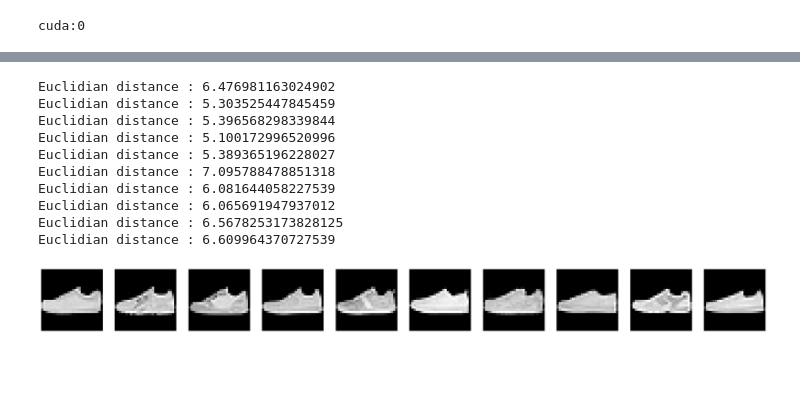
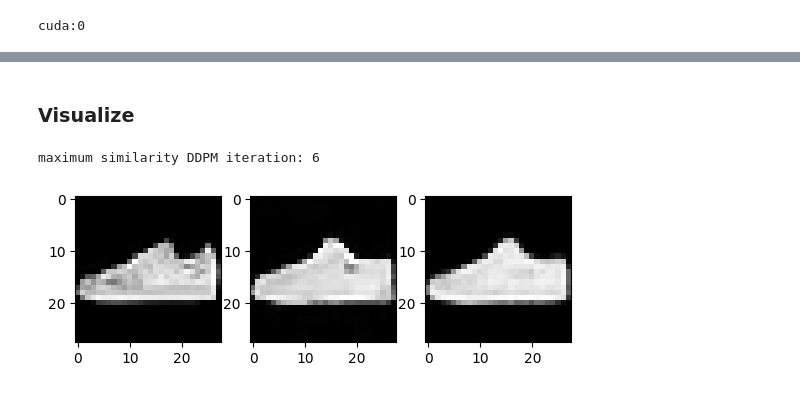
Before and after one commit to rosanzheng/fashion_recommender, a Jupyter notebook: FashionMNIST_DDPM.ipynb, the cells around one changed output, grey strips where cells are left out. Saved outputs shown, nothing was run; the diff lists cells and outputs as text; code cells hidden in the pictures; blank space fills up the shorter version.

```diff
--- a/FashionMNIST_DDPM.ipynb
+++ b/FashionMNIST_DDPM.ipynb
@@ -687,4 +268,0 @@ criterion = nn.BCELoss()
-# %%
-checkpoint = torch.load('DAE_CNN_checkpoint.pth')
-dae.load_state_dict(checkpoint['model_state_dict'])
-dae_optimizer.load_state_dict(checkpoint['optimizer_state_dict'])
@@ -1077,21 +269,43 @@ cosine_sim : 0.7448114156723022
-# %%
-for recommend_image, in out_top10_list:
-    fake_image = recommend_image.unsqueeze(dim = 0).repeat(1, 3, 1, 1).detach().cpu()
-    real_image = chosen_r_dataset.unsqueeze(dim = 0).repeat(1, 3, 1, 1).detach().cpu()
-
-    euc = euclidean_distance(fake_image.flatten(), real_image.flatten())
-    print(f'Euclidian distance : {euc.item()}')
-
-sample_figures(10, out_top10_list)
-# %% [output]
-Euclidian distance : 6.476981163024902
-Euclidian distance : 5.303525447845459
-Euclidian distance : 5.396568298339844
-Euclidian distance : 5.100172996520996
-Euclidian distance : 5.389365196228027
-Euclidian distance : 7.095788478851318
-Euclidian distance : 6.081644058227539
-Euclidian distance : 6.065691947937012
-Euclidian distance : 6.5678253173828125
-Euclidian distance : 6.609964370727539
-[figure, removed]
+# %%
+c = 64 # first cnn layer channel
+latent_dim = 64 # DAE Encoder output dimension
+noise_ratio = 0.1 # DAE added noise ratio
+
+dae_model = dae.DAE_CNN(c, latent_dim).to(device)
+dae_optimizer = torch.optim.Adam(dae_model.parameters(), lr=learning_rate)
+
+criterion = nn.BCELoss()
+
+load_DAE = True # True if load DAE weight
+dae_path = 'DAE_CNN_checkpoint.pth'
+# %%
+# load DAE model weight (load_DAE = True)
+
+if load_DAE:
+    checkpoint = torch.load(dae_path)
+    dae_model.load_state_dict(checkpoint['model_state_dict'])
+    dae_optimizer.load_state_dict(checkpoint['optimizer_state_dict'])
+
+# DAE model Train (load_DAE = False)
+
+else:
+    # Train DAE
+    best_model_high, train_loss_history_high, val_loss_history_high = trainer.train_model(dae_model, dataloaders, criterion, dae_optimizer, device, num_epochs=num_epochs, noise_ratio=noise_ratio)
+
+    checkpoint = {
+    'model_state_dict': best_model_high.state_dict(),
+    'optimizer_state_dict': dae_optimizer.state_dict(),
+    }
+
+    torch.save(checkpoint, dae_path)
+# %%
+# Calculate DAE latent vector level similarity between user select image and DDPM output
+similarity_list, euc_list = metric.calculate_DAE_similarity(dae_model, chosen_r_dataset, x_list, device)
+# %% [markdown]
+### Visualize
+# %%
+# Visualization of results with highest DAE latent vector level similarity between user select image and DDPM output
+denoised_img = visualize.maximum_similarity_result_figure(dae_model, similarity_list, x_list, chosen_r_dataset, device)
+# %% [output]
+maximum similarity DDPM iteration: 6
+[figure, added]
```
Also changed, not shown: parts of 106 cells of this notebook, 14 other files.
